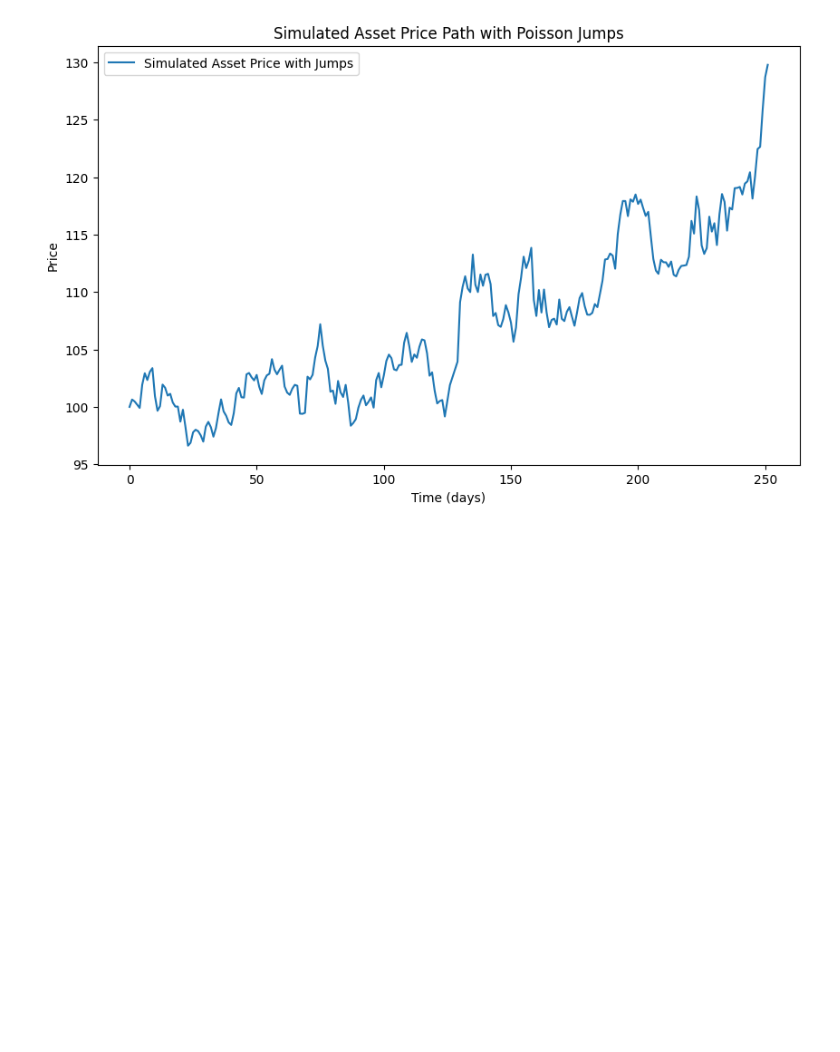
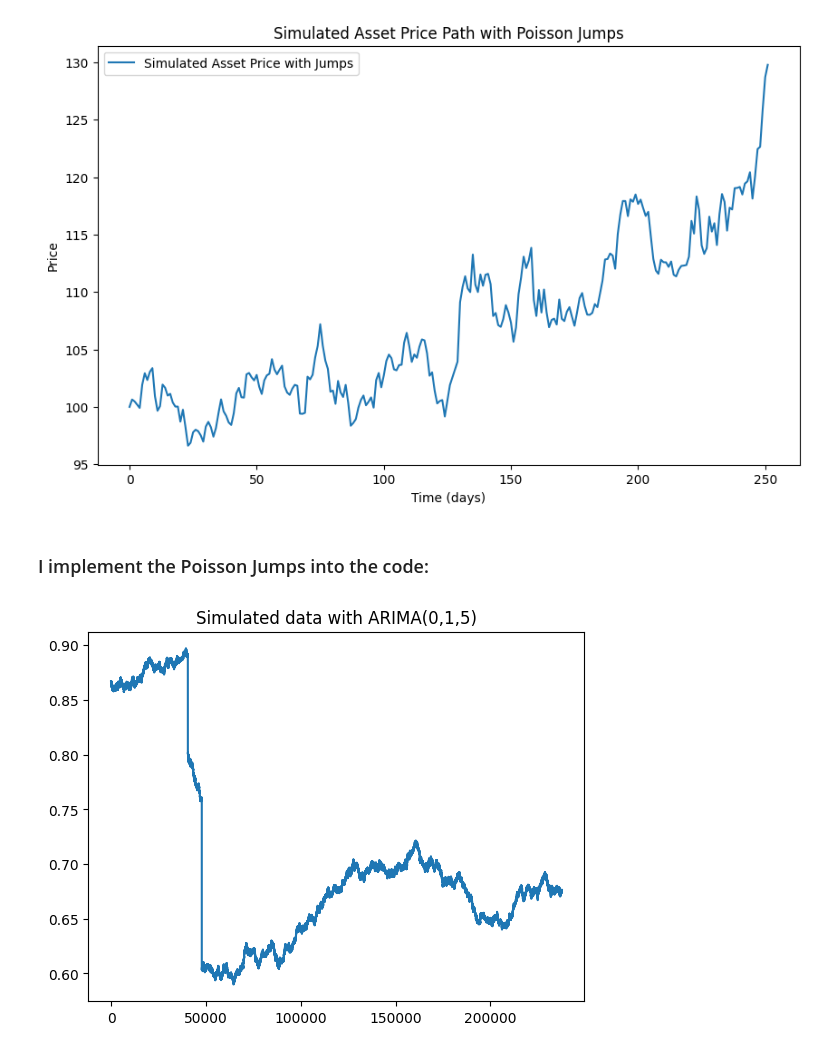
Before and after one commit to edoardoCame/PythonMiniTutorials, a Jupyter notebook: trading strategies/MyOwnBacktester/SIMULATIONS optimization BBs/arima sim with jumps.ipynb, the cells around one changed output. Drawn from its saved outputs; the diff is of its cells as text; code cells hidden in the pictures; blank space fills up the shorter version.

```diff
--- a/trading strategies/MyOwnBacktester/SIMULATIONS optimization BBs/arima sim with jumps.ipynb
+++ b/trading strategies/MyOwnBacktester/SIMULATIONS optimization BBs/arima sim with jumps.ipynb
@@ -86,6 +108,8 @@ plt.legend()
 plt.show()
 # %% [output]
 [figure]
+# %% [markdown]
+### I implement the Poisson Jumps into the code:
 # %%
 import numpy as np
 import pandas as pd
@@ -99,29 +123,32 @@ close = data_downloaded["close"].to_numpy() #We transform the close prices into
 # %%
 import numpy as np
 import pandas as pd
 from numba import njit
 
 @njit(fastmath = True) #we use the njit decorator to speed up the function
 def GenerateSimulation(data, plot= False):
     yt = np.zeros(len(data))
     yt[0] = data[0]
     error_terms = np.zeros(len(data))
     sigma2 = 2.956406656496939e-08
     sigma = np.sqrt(sigma2)
     error_terms[0] = np.random.normal(0, sigma)
     intercept = -5.398901140173307e-08
 
-    for i in range(1,len(yt)):
+    for i in range(1,len(yt)): ### WORK IN PROGRESS
+        J = np.random.normal(-0.2, 0.1) if np.random.poisson(0.1 * 1/3440) > 0 else 0 # obviously need to fix the lambda etc...
         error_terms[i] = np.random.normal(0, sigma)
-        yt[i] = yt[i-1] + intercept  + error_terms[i] + -0.1042188993634203 * error_terms[i-1] + -0.029764115450367442 * error_terms[i-2] + -0.002917953581047072 * error_terms[i-3] + 0.004290940137585559 * error_terms[i-4] + -0.012028812812397361 * error_terms[i-5]
+        yt[i] = yt[i-1] + intercept  + error_terms[i] + -0.1042188993634203 * error_terms[i-1] + -0.029764115450367442 * error_terms[i-2] + -0.002917953581047072 * error_terms[i-3] + 0.004290940137585559 * error_terms[i-4] + -0.012028812812397361 * error_terms[i-5] + J * yt[i-1]
 
     return yt
 
 simulated_data = GenerateSimulation(close)
 import matplotlib.pyplot as plt
 plt.plot(simulated_data)
 plt.title("Simulated data with ARIMA(0,1,5)")
 plt.show()
+# %% [output]
+[figure, added]
 # %%
 ### Now I need to simulate thousands of time series based on that model; I will use the same error terms for all of them
 @njit(fastmath = True) #we use the njit decorator to speed up the function
```
Also changed, not shown: parts of 1 cell of this notebook.
